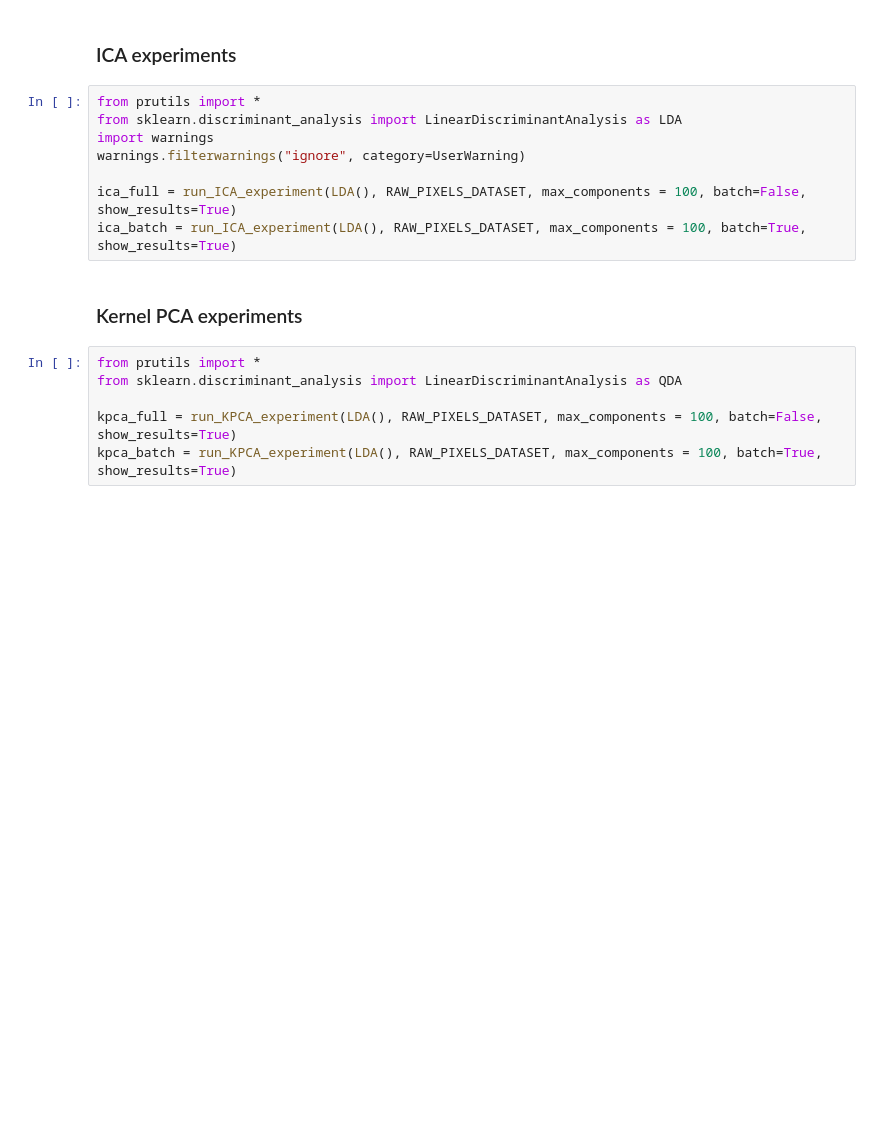
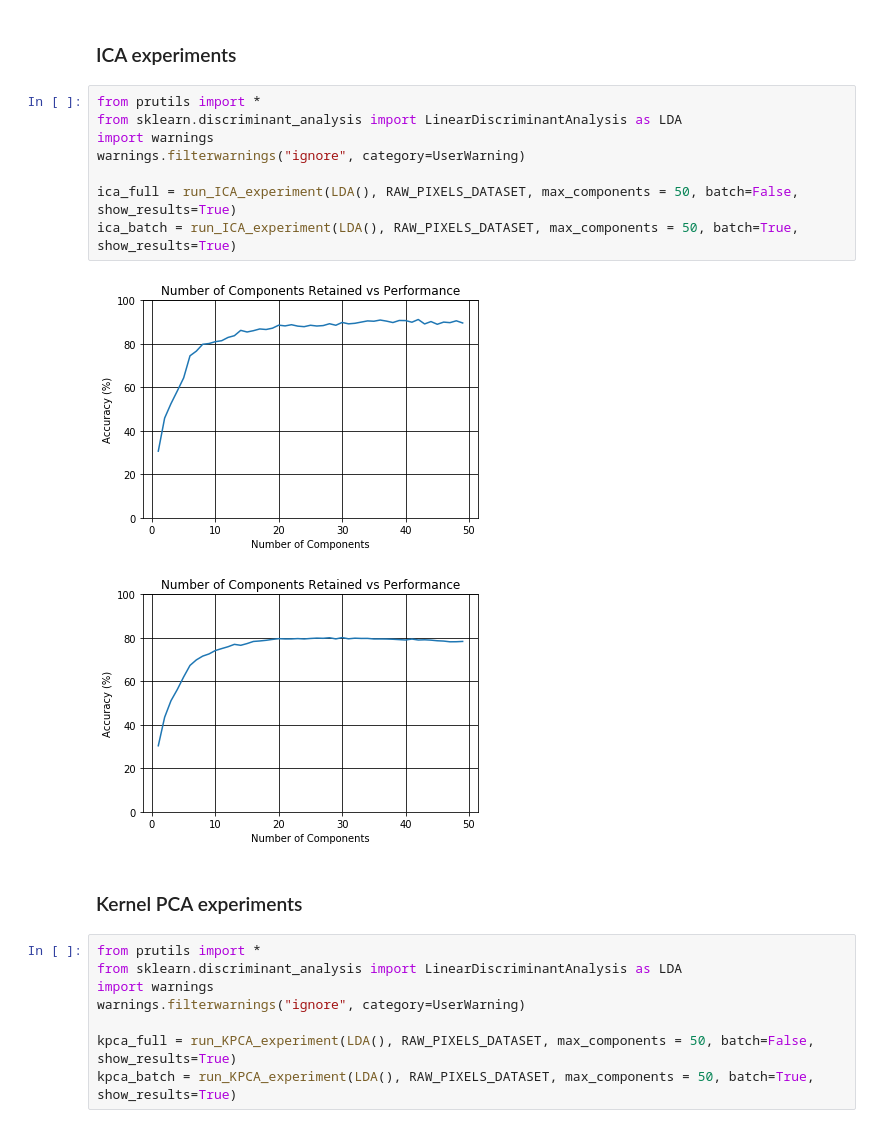
Before and after one commit to RaviShivam/pattern-recognition-nist, a Jupyter notebook: lda.ipynb, the cells around one changed output. Cells and saved outputs as stored; diff of their text form; blank space fills up the shorter version.

Commit message:
Add check for number of components evaluated in PCA, ICA and KPCA

```diff
--- a/lda.ipynb
+++ b/lda.ipynb
@@ -90,16 +85,21 @@ pca_batch = run_PCA_experiment(LDA(), RAW_PIXELS_DATASET, max_components = 50, b
 # %%
 from prutils import *
 from sklearn.discriminant_analysis import LinearDiscriminantAnalysis as LDA
 import warnings
 warnings.filterwarnings("ignore", category=UserWarning)
 
-ica_full = run_ICA_experiment(LDA(), RAW_PIXELS_DATASET, max_components = 100, batch=False, show_results=True)
-ica_batch = run_ICA_experiment(LDA(), RAW_PIXELS_DATASET, max_components = 100, batch=True, show_results=True)
+ica_full = run_ICA_experiment(LDA(), RAW_PIXELS_DATASET, max_components = 50, batch=False, show_results=True)
+ica_batch = run_ICA_experiment(LDA(), RAW_PIXELS_DATASET, max_components = 50, batch=True, show_results=True)
+# %% [output]
+[figure, added]
+[figure, added]
 # %% [markdown]
 ### Kernel PCA experiments
 # %%
 from prutils import *
-from sklearn.discriminant_analysis import LinearDiscriminantAnalysis as QDA
+from sklearn.discriminant_analysis import LinearDiscriminantAnalysis as LDA
+import warnings
+warnings.filterwarnings("ignore", category=UserWarning)
 
-kpca_full = run_KPCA_experiment(LDA(), RAW_PIXELS_DATASET, max_components = 100, batch=False, show_results=True)
-kpca_batch = run_KPCA_experiment(LDA(), RAW_PIXELS_DATASET, max_components = 100, batch=True, show_results=True)
+kpca_full = run_KPCA_experiment(LDA(), RAW_PIXELS_DATASET, max_components = 50, batch=False, show_results=True)
+kpca_batch = run_KPCA_experiment(LDA(), RAW_PIXELS_DATASET, max_components = 50, batch=True, show_results=True)
```
Also changed, not shown: parts of 3 cells of this notebook, 3 other files.
